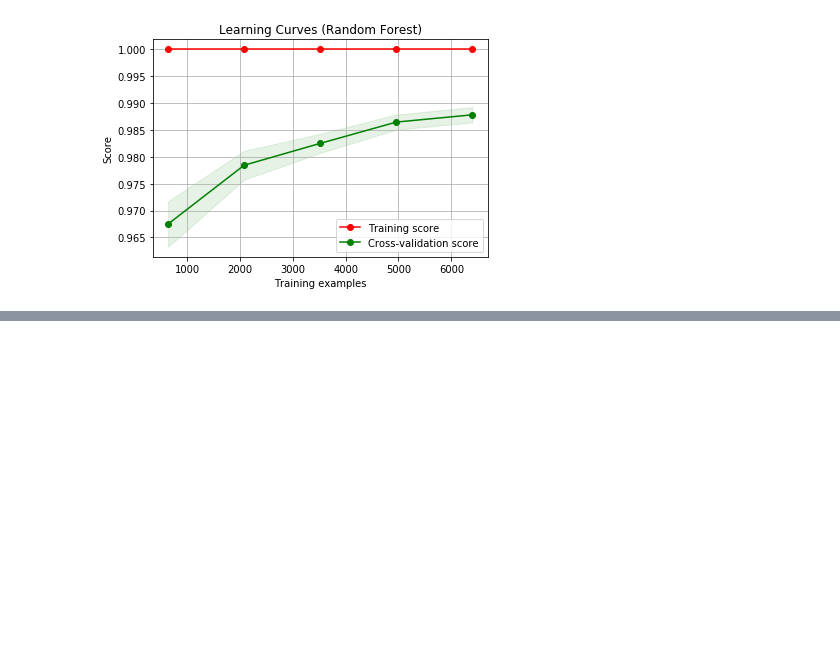
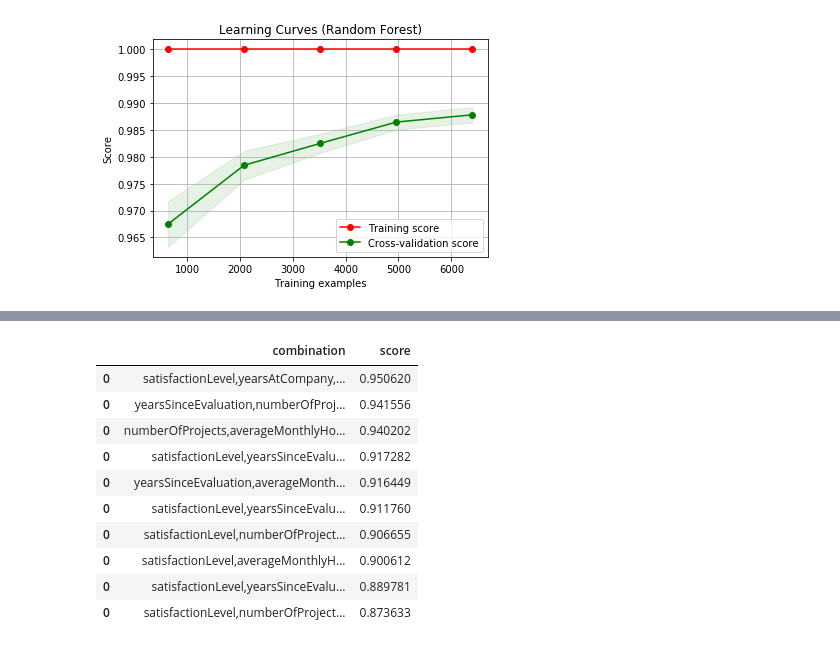
Before and after one commit to hhz-analytics-team/hr-competition, a Jupyter notebook: hr_competition_10_random_forest.ipynb, the cells around one changed output, grey strips where cells are left out. Cells and saved outputs as stored; diff of their text form; code cells hidden in the pictures; blank space fills up the shorter version.

```diff
--- a/hr_competition_10_random_forest.ipynb
+++ b/hr_competition_10_random_forest.ipynb
@@ -346,0 +472,14 @@ plt.show()
+# %%
+results.sort_values('score', ascending=False).tail(10)
+# %% [output]
+|  | combination | score |
+| 0 | satisfactionLevel,yearsAtCompany,... | 0.950620 |
+| 0 | yearsSinceEvaluation,numberOfProj... | 0.941556 |
+| 0 | numberOfProjects,averageMonthlyHo... | 0.940202 |
+| 0 | satisfactionLevel,yearsSinceEvalu... | 0.917282 |
+| 0 | yearsSinceEvaluation,averageMonth... | 0.916449 |
+| 0 | satisfactionLevel,yearsSinceEvalu... | 0.911760 |
+| 0 | satisfactionLevel,numberOfProject... | 0.906655 |
+| 0 | satisfactionLevel,averageMonthlyH... | 0.900612 |
+| 0 | satisfactionLevel,yearsSinceEvalu... | 0.889781 |
+| 0 | satisfactionLevel,numberOfProject... | 0.873633 |
```
Also changed, not shown: parts of 22 cells of this notebook.
